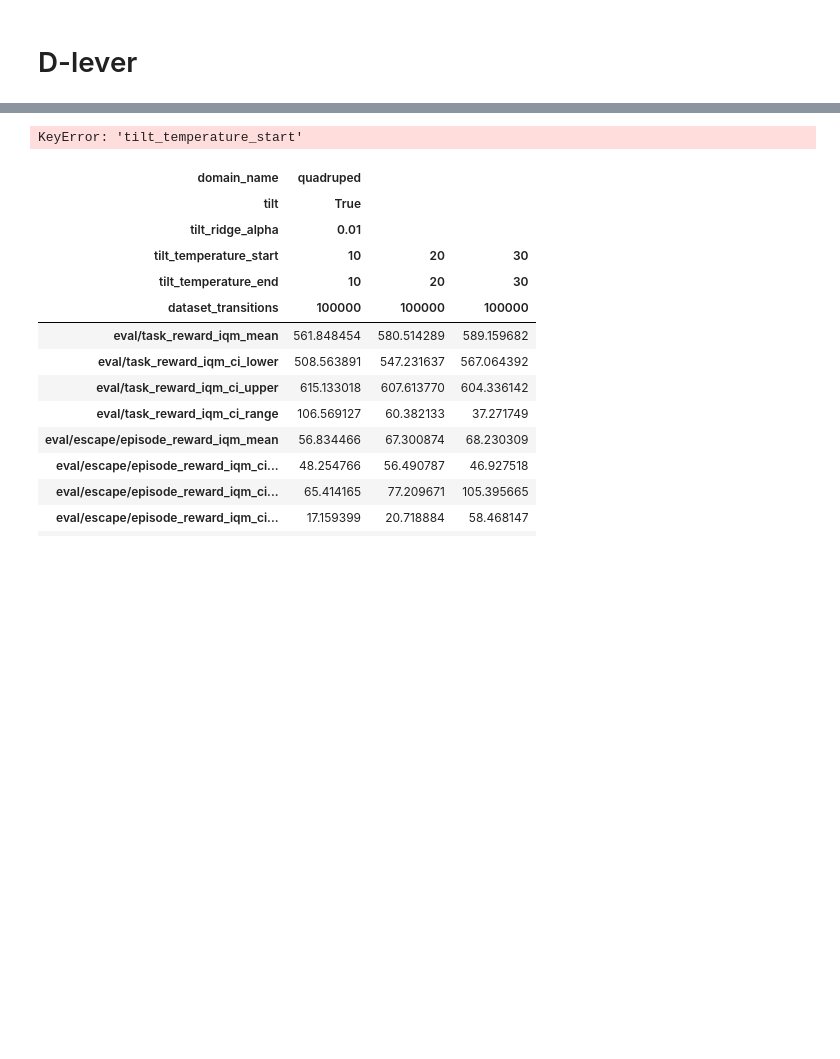
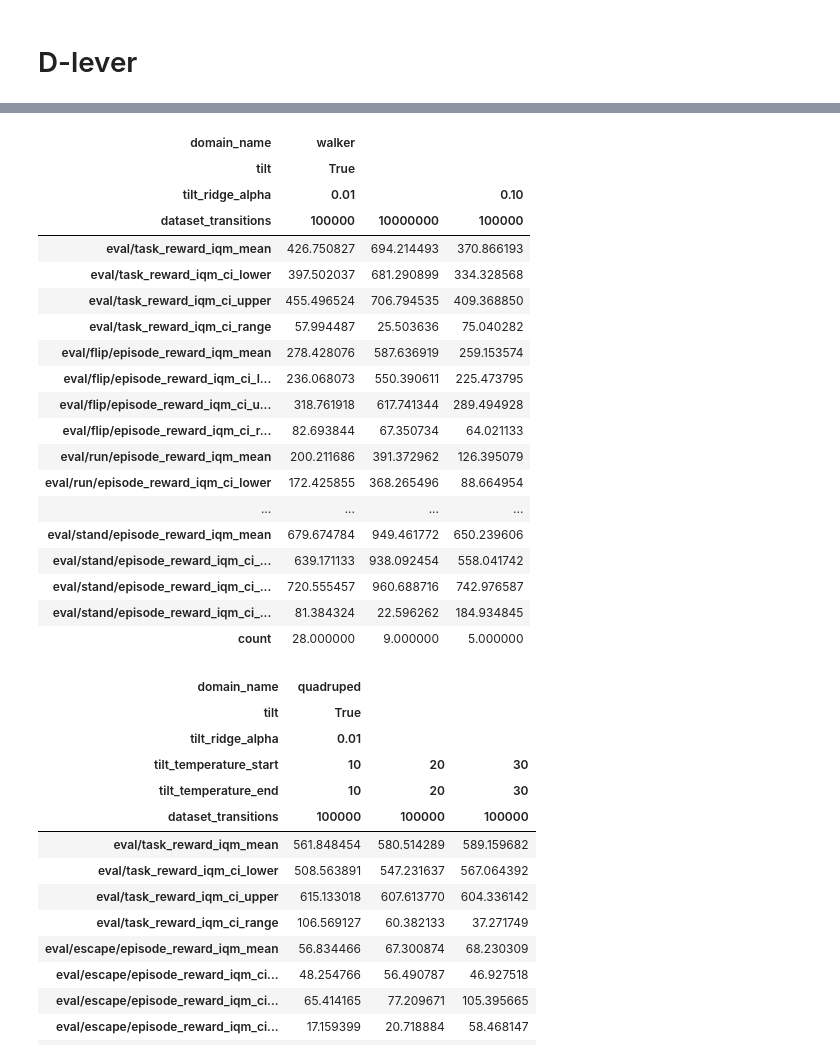
Before and after one commit to Giho-Kim/note, a Jupyter notebook: D-LEVER-FB.ipynb, the cells around one changed output, grey strips where cells are left out. Cells and saved outputs as stored; diff of their text form; code cells hidden in the pictures; blank space fills up the shorter version.

```diff
--- a/D-LEVER-FB.ipynb
+++ b/D-LEVER-FB.ipynb
@@ -181,16 +208,35 @@ result_df.groupby(configs)[criterion].agg(['mean','count', 'sem'])
 # %%
 task = 'walker'
 task_df = result_df[result_df['domain_name']==task]
-configs = ['domain_name', 'tilt', 'tilt_ridge_alpha', 'tilt_temperature_start',  'tilt_temperature_end', 'dataset_transitions']
+configs = ['domain_name', 'tilt', 'tilt_ridge_alpha',  'dataset_transitions']
 result_bootstrapped = (
     task_df
     .groupby(configs)
     .apply(lambda g: bootstrap_ci_multi(g, tasks[task], n_boot=10000, ci=95))
 )
 
 result_bootstrapped.T
 # %% [output]
-KeyError: 'tilt_temperature_start'
+| domain_name | walker |  |  |
+| tilt | True |  |  |
+| tilt_ridge_alpha | 0.01 |  | 0.10 |
+| dataset_transitions | 100000 | 10000000 | 100000 |
+| eval/task_reward_iqm_mean | 426.750827 | 694.214493 | 370.866193 |
+| eval/task_reward_iqm_ci_lower | 397.502037 | 681.290899 | 334.328568 |
+| eval/task_reward_iqm_ci_upper | 455.496524 | 706.794535 | 409.368850 |
+| eval/task_reward_iqm_ci_range | 57.994487 | 25.503636 | 75.040282 |
+| eval/flip/episode_reward_iqm_mean | 278.428076 | 587.636919 | 259.153574 |
+| eval/flip/episode_reward_iqm_ci_l... | 236.068073 | 550.390611 | 225.473795 |
+| eval/flip/episode_reward_iqm_ci_u... | 318.761918 | 617.741344 | 289.494928 |
+| eval/flip/episode_reward_iqm_ci_r... | 82.693844 | 67.350734 | 64.021133 |
+| eval/run/episode_reward_iqm_mean | 200.211686 | 391.372962 | 126.395079 |
+| eval/run/episode_reward_iqm_ci_lower | 172.425855 | 368.265496 | 88.664954 |
+| ... | ... | ... | ... |
+| eval/stand/episode_reward_iqm_mean | 679.674784 | 949.461772 | 650.239606 |
+| eval/stand/episode_reward_iqm_ci_... | 639.171133 | 938.092454 | 558.041742 |
+| eval/stand/episode_reward_iqm_ci_... | 720.555457 | 960.688716 | 742.976587 |
+| eval/stand/episode_reward_iqm_ci_... | 81.384324 | 22.596262 | 184.934845 |
+| count | 28.000000 | 9.000000 | 5.000000 |
 # %%
 task = 'quadruped'
 task_df = result_df[result_df['domain_name']==task]
```
Also changed, not shown: parts of 7 cells of this notebook, 15 other files.
